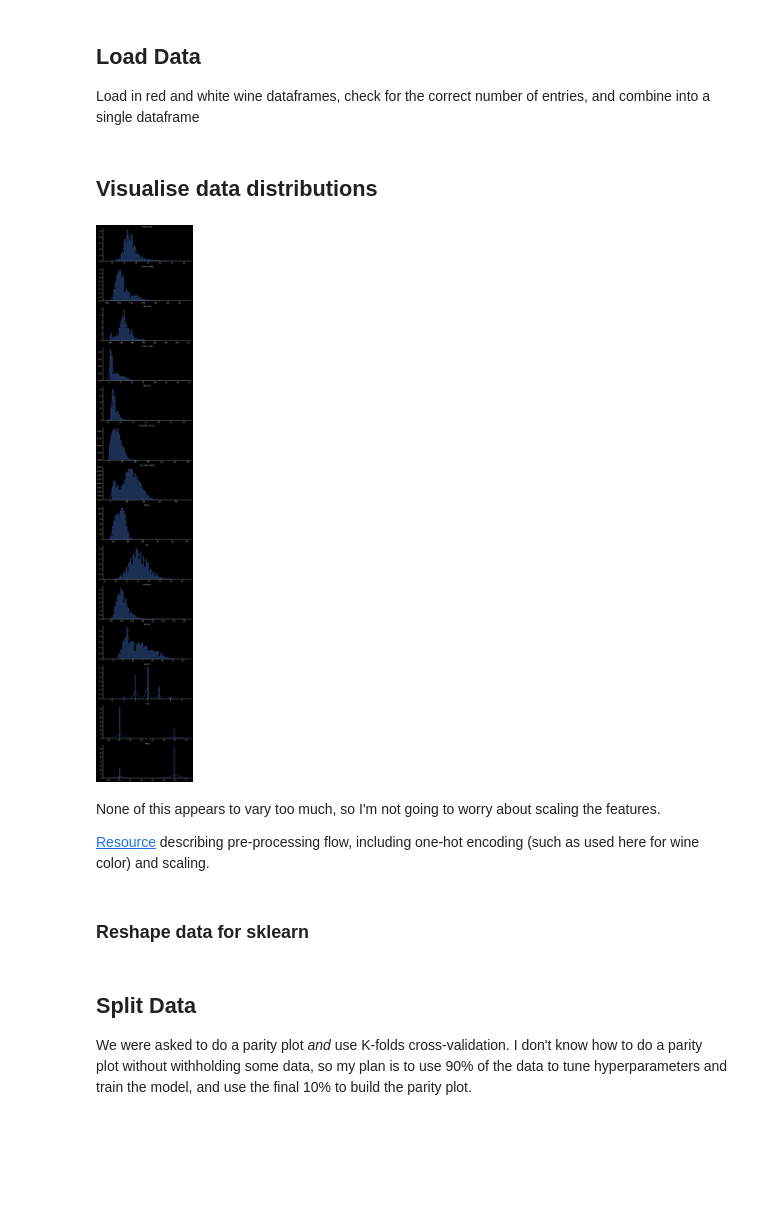
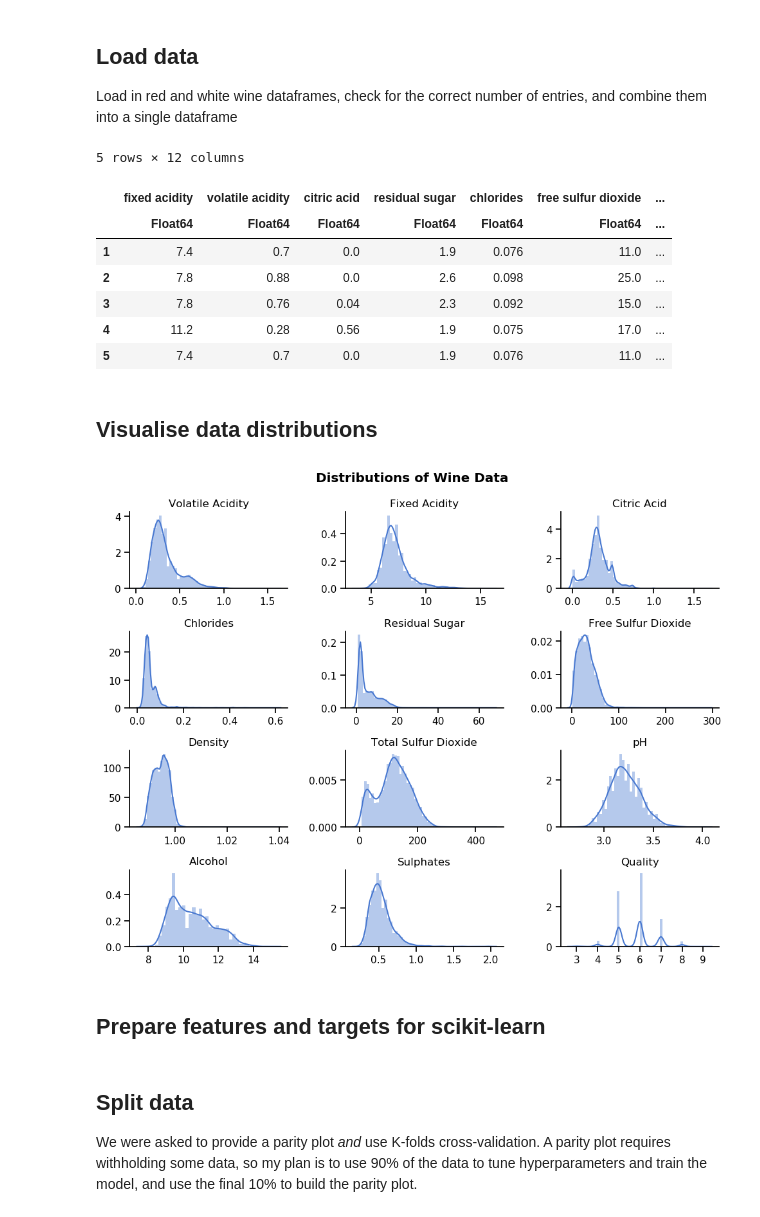
Before and after one commit to cartemic/CHE-599-intro-to-data-science, a Jupyter notebook: Project/Wine Quality.ipynb, the cells around one changed output. Drawn from its saved outputs; the diff is of its cells as text; code cells hidden in the pictures; blank space fills up the shorter version.

```diff
--- a/Project/Wine Quality.ipynb
+++ b/Project/Wine Quality.ipynb
@@ -76,6 +19,6 @@ axis("off");
 # %% [markdown]
-## Load Data
-Load in red and white wine dataframes, check for the correct number of entries, and combine into a single dataframe
+## Load data
+Load in red and white wine dataframes, check for the correct number of entries, and combine them into a single dataframe
 # %%
 df_red = CSV.read("winequality-red.csv")
 n_red = nrow(df_red)
@@ -86,33 +29,45 @@ n_white = nrow(df_white)
 @assert n_white == 4898
 @assert names(df_red) == names(df_white)
 
-df_red.red = ones(Int, n_red)
-df_red.white = zeros(Int, n_red)
-df_white.red = zeros(Int, n_white)
-df_white.white = ones(Int, n_white)
-
 df = [df_red; df_white]
 n_wines = n_red + n_white
-(df_red, df_white) = (nothing, nothing);
+(df_red, df_white) = (nothing, nothing)
+first(df, 5)
+# %% [output]
+5 rows × 12 columns
+|  | fixed acidity | volatile acidity | citric acid | residual sugar | chlorides | free sulfur dioxide | ... |
+|  | Float64 | Float64 | Float64 | Float64 | Float64 | Float64 | ... |
+| 1 | 7.4 | 0.7 | 0.0 | 1.9 | 0.076 | 11.0 | ... |
+| 2 | 7.8 | 0.88 | 0.0 | 2.6 | 0.098 | 25.0 | ... |
+| 3 | 7.8 | 0.76 | 0.04 | 2.3 | 0.092 | 15.0 | ... |
+| 4 | 11.2 | 0.28 | 0.56 | 1.9 | 0.075 | 17.0 | ... |
+| 5 | 7.4 | 0.7 | 0.0 | 1.9 | 0.076 | 11.0 | ... |
 # %% [markdown]
 ## Visualise data distributions
-# %%
-n_col = ncol(df)
-fig, ax = subplots(n_col, 1, figsize=(10, 4*n_col))
-for (i, key) in enumerate(names(df))
-    sns.distplot(df[!, key], ax=ax[i])
-    ax[i].set_title(key)
-end
-sns.despine()
-tight_layout()
-# %% [output]
-[figure, removed]
-# %% [markdown]
-None of this appears to vary too much, so I'm not going to worry about scaling the features.
-
-[Resource](https://medium.com/analytics-vidhya/from-data-pre-processing-to-optimizing-a-regression-model-performance-47fe3b086ac9) describing pre-processing flow, including one-hot encoding (such as used here for wine color) and scaling.
-# %% [markdown]
-### Reshape data for sklearn
+# %%
+n_col = ncol(df)
+plot_cols = 3
+fig, ax = subplots(n_col÷plot_cols, plot_cols, figsize=(10, 2*n_col÷plot_cols))
+row, col = 0, 0
+for (i, key) in enumerate(names(df))
+    row = Integer(ceil(i / plot_cols))
+    col = plot_cols - i % plot_cols
+    sns.distplot(df[!, key], ax=ax[row, col])
+    if key == :pH
+        key_str = "pH"
+    else
+        key_str = titlecase(String(key))
+    end
+    ax[row, col].set_title(key_str)
+end
+ax[row, col].set_xticks(range(3, stop=9))
+fig.suptitle("Distributions of Wine Data", weight="bold")
+fig.tight_layout(rect=[0, 0, 1, 0.95])
+sns.despine()
+# %% [output]
+[figure, added]
+# %% [markdown]
+## Prepare features and targets for scikit-learn
 # %%
 features = [n for n in names(df) if n != :quality]
 n_features = length(features)
@@ -122,8 +77,8 @@ for (i, f) in enumerate(features)
     X[:, i] = df[!, f]
 end
 # %% [markdown]
-## Split Data
-We were asked to do a parity plot *and* use K-folds cross-validation. I don't know how to do a parity plot without withholding some data, so my plan is to use 90% of the data to tune hyperparameters and train the model, and use the final 10% to build the parity plot.
+## Split data
+We were asked to provide a parity plot *and* use K-folds cross-validation. A parity plot requires withholding some data, so my plan is to use 90% of the data to tune hyperparameters and train the model, and use the final 10% to build the parity plot.
 # %%
 X_train, X_test, y_train, y_test = train_test_split(
     X,
```
Also changed, not shown: parts of 34 cells of this notebook, 1 other file.
